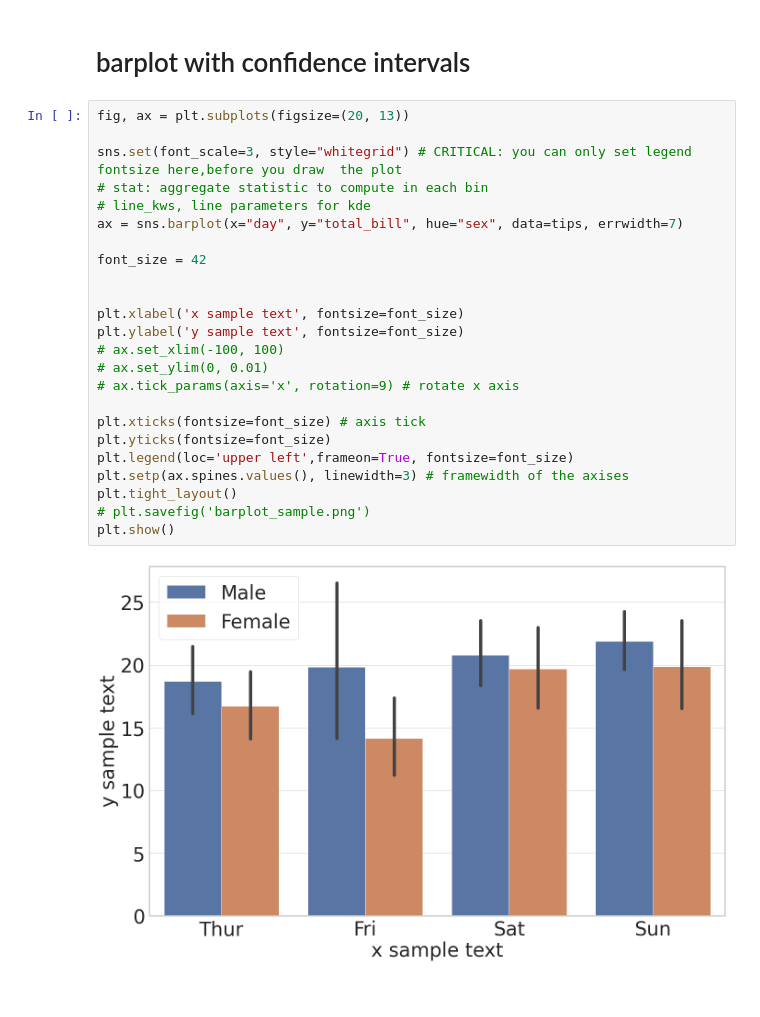
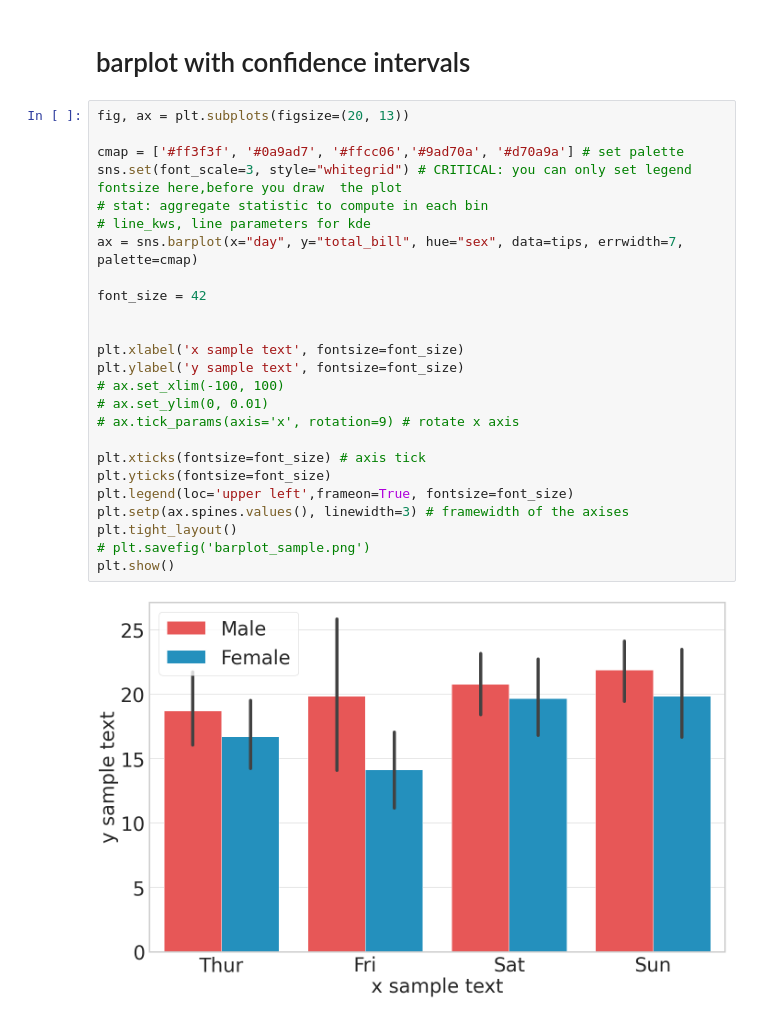
Before and after one commit to xuesongwang/matplotlib_template, a Jupyter notebook: templates_for_paper_submission_seaborn.ipynb, the cells around one changed output. Drawn from its saved outputs; the diff is of its cells as text.

```diff
--- a/templates_for_paper_submission_seaborn.ipynb
+++ b/templates_for_paper_submission_seaborn.ipynb
@@ -100,26 +100,27 @@ plt.show()
 # %%
 fig, ax = plt.subplots(figsize=(20, 13))
 
+cmap = ['#ff3f3f', '#0a9ad7', '#ffcc06','#9ad70a', '#d70a9a'] # set palette
 sns.set(font_scale=3, style="whitegrid") # CRITICAL: you can only set legend fontsize here,before you draw  the plot
 # stat: aggregate statistic to compute in each bin
 # line_kws, line parameters for kde
-ax = sns.barplot(x="day", y="total_bill", hue="sex", data=tips, errwidth=7)
+ax = sns.barplot(x="day", y="total_bill", hue="sex", data=tips, errwidth=7, palette=cmap)
 
 font_size = 42
 
 
 plt.xlabel('x sample text', fontsize=font_size)
 plt.ylabel('y sample text', fontsize=font_size)
 # ax.set_xlim(-100, 100)
 # ax.set_ylim(0, 0.01)
 # ax.tick_params(axis='x', rotation=9) # rotate x axis
 
 plt.xticks(fontsize=font_size) # axis tick
 plt.yticks(fontsize=font_size)
 plt.legend(loc='upper left',frameon=True, fontsize=font_size)
 plt.setp(ax.spines.values(), linewidth=3) # framewidth of the axises
 plt.tight_layout()
 # plt.savefig('barplot_sample.png')
 plt.show()
 # %% [output]
-[figure, old version]
+[figure, new version]
```
Also changed, not shown: 1 other file.
